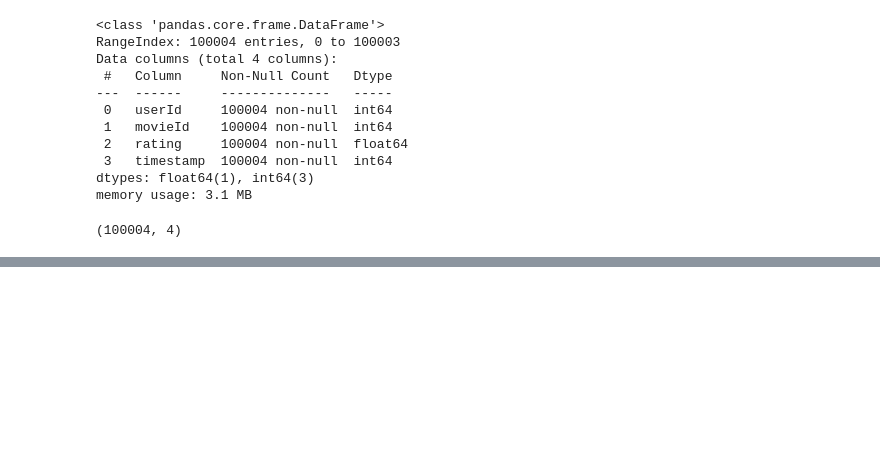
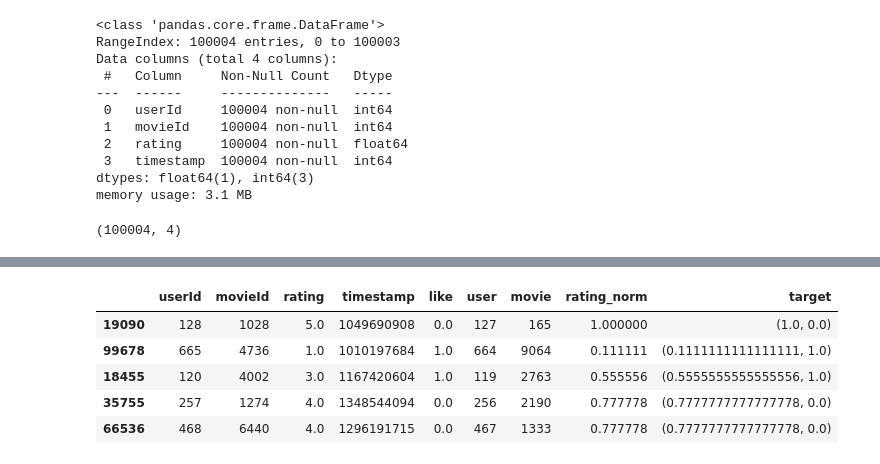
Before and after one commit to C24-MR01/nbs-ml, a Jupyter notebook: collaborative-filtering.ipynb, the cells around one changed output, grey strips where cells are left out. Saved outputs shown, nothing was run; the diff lists cells and outputs as text; code cells hidden in the pictures; blank space fills up the shorter version.

```diff
--- a/collaborative-filtering.ipynb
+++ b/collaborative-filtering.ipynb
@@ -328,0 +339,9 @@ Top 10 movie recommendations
+# %%
+df.head()
+# %% [output]
+|  | userId | movieId | rating | timestamp | like | user | movie | rating_norm | target |
+| 19090 | 128 | 1028 | 5.0 | 1049690908 | 0.0 | 127 | 165 | 1.000000 | (1.0, 0.0) |
+| 99678 | 665 | 4736 | 1.0 | 1010197684 | 1.0 | 664 | 9064 | 0.111111 | (0.1111111111111111, 1.0) |
+| 18455 | 120 | 4002 | 3.0 | 1167420604 | 1.0 | 119 | 2763 | 0.555556 | (0.5555555555555556, 1.0) |
+| 35755 | 257 | 1274 | 4.0 | 1348544094 | 0.0 | 256 | 2190 | 0.777778 | (0.7777777777777778, 0.0) |
+| 66536 | 468 | 6440 | 4.0 | 1296191715 | 0.0 | 467 | 1333 | 0.777778 | (0.7777777777777778, 0.0) |
```
Also changed, not shown: parts of 9 cells of this notebook.
